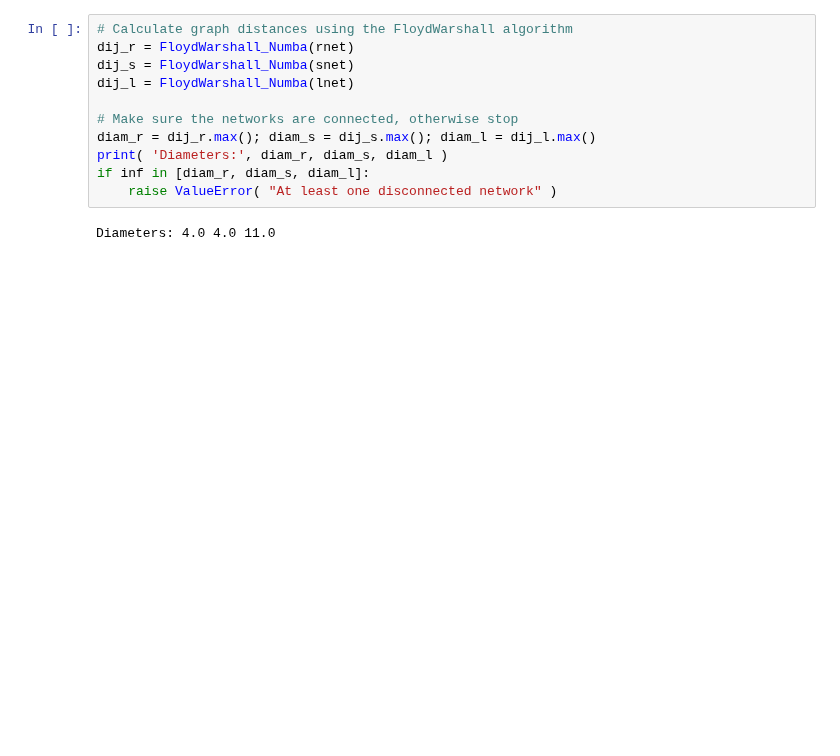
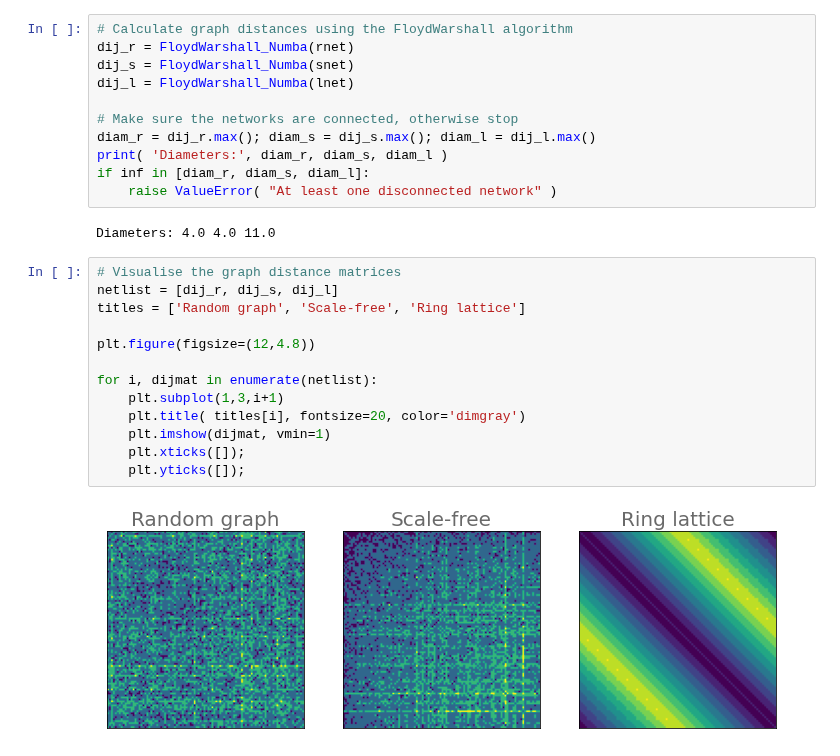
Before and after one commit to mb-BCA/SiReNetA_Tutorials, a Jupyter notebook: Reproduce_Papers/2024Chaos_Fig4_NetDistance.ipynb, the cells around one changed output. Drawn from its saved outputs; the diff is of its cells as text; blank space fills up the shorter version.

Commit message:
Finalise 2024Chaos_Fig4_NetDistances.ipynb

```diff
--- a/Reproduce_Papers/2024Chaos_Fig4_NetDistance.ipynb
+++ b/Reproduce_Papers/2024Chaos_Fig4_NetDistance.ipynb
@@ -96,3 +96,18 @@ if inf in [diam_r, diam_s, diam_l]:
     raise ValueError( "At least one disconnected network" )
 # %% [output]
 Diameters: 4.0 4.0 11.0
+# %%
+# Visualise the graph distance matrices
+netlist = [dij_r, dij_s, dij_l]
+titles = ['Random graph', 'Scale-free', 'Ring lattice']
+
+plt.figure(figsize=(12,4.8))
+
+for i, dijmat in enumerate(netlist):
+    plt.subplot(1,3,i+1)
+    plt.title( titles[i], fontsize=20, color='dimgray')
+    plt.imshow(dijmat, vmin=1)
+    plt.xticks([]);
+    plt.yticks([]);
+# %% [output]
+[figure, added]
```
Also changed, not shown: parts of 37 cells of this notebook.
